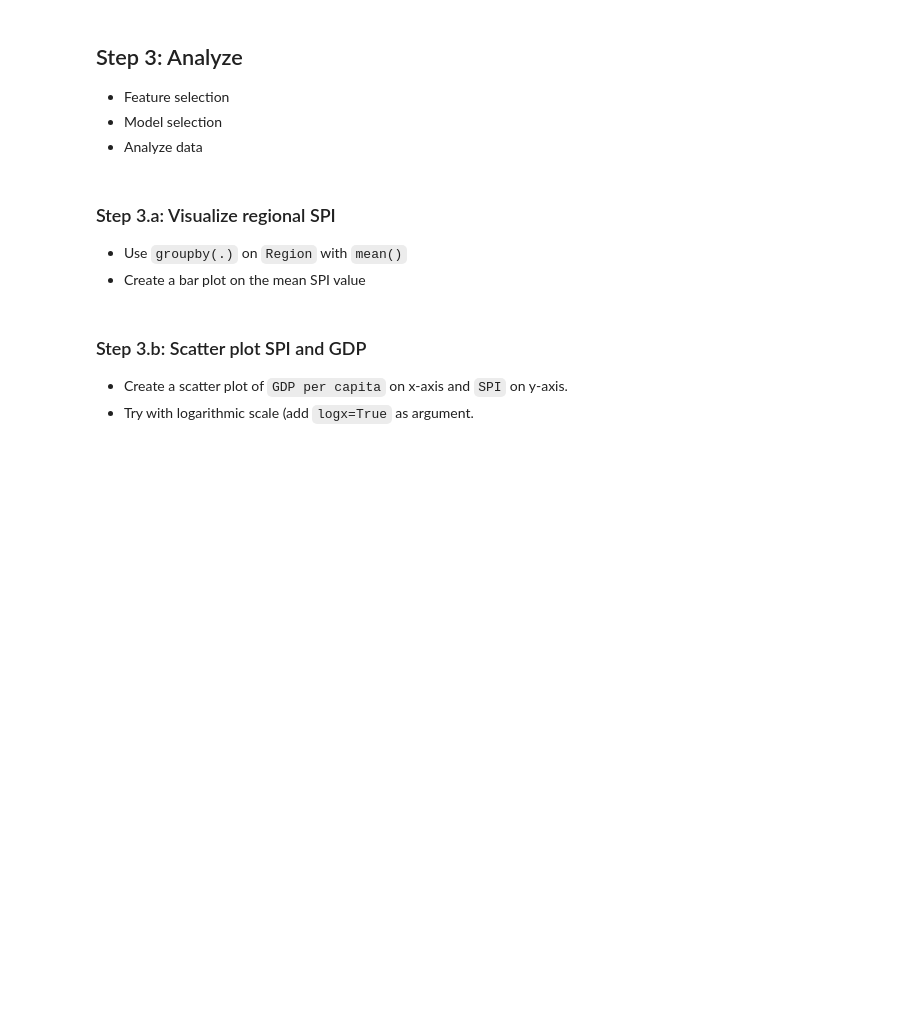
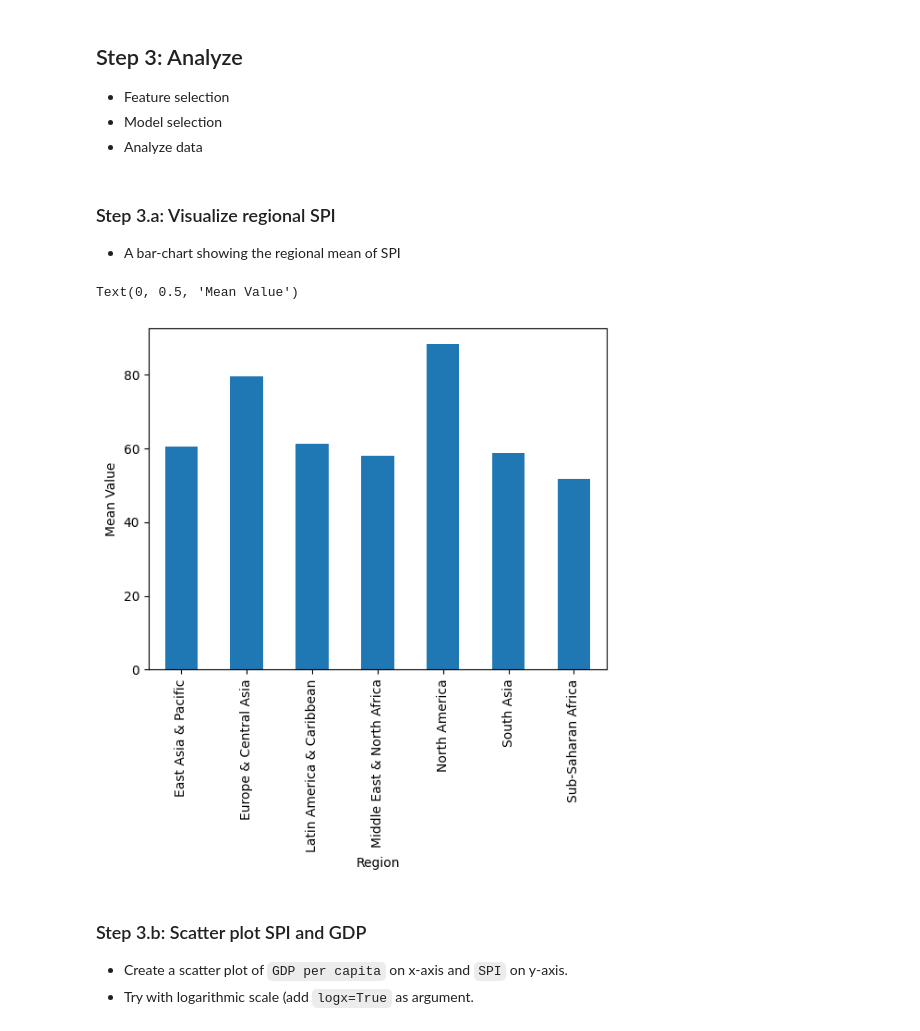
Before and after one commit to karim-mttk/DataScienceEssentials, a Jupyter notebook: 06 - Project - Statistical Performance Indicators (SPI).ipynb, the cells around one changed output. Cells and saved outputs as stored; diff of their text form; code cells hidden in the pictures; blank space fills up the shorter version.

```diff
--- a/06 - Project - Statistical Performance Indicators (SPI).ipynb
+++ b/06 - Project - Statistical Performance Indicators (SPI).ipynb
@@ -204,8 +204,17 @@ dataset.head()
 - Analyze data
 # %% [markdown]
 ### Step 3.a: Visualize regional SPI
-- Use `groupby(.)` on `Region` with `mean()`
-- Create a bar plot on the mean SPI value
+- A bar-chart showing the regional mean of SPI
+# %%
+plot_data = dataset.groupby('Region').mean()['SPI']
+ax = plot_data.plot.bar()
+
+# Add axes labels
+ax.set_xlabel('Region')
+ax.set_ylabel('Mean Value')
+# %% [output]
+Text(0, 0.5, 'Mean Value')
+[figure, added]
 # %% [markdown]
 ### Step 3.b: Scatter plot SPI and GDP
 - Create a scatter plot of `GDP per capita` on x-axis and `SPI` on y-axis.
```
Also changed, not shown: parts of 5 cells of this notebook.
